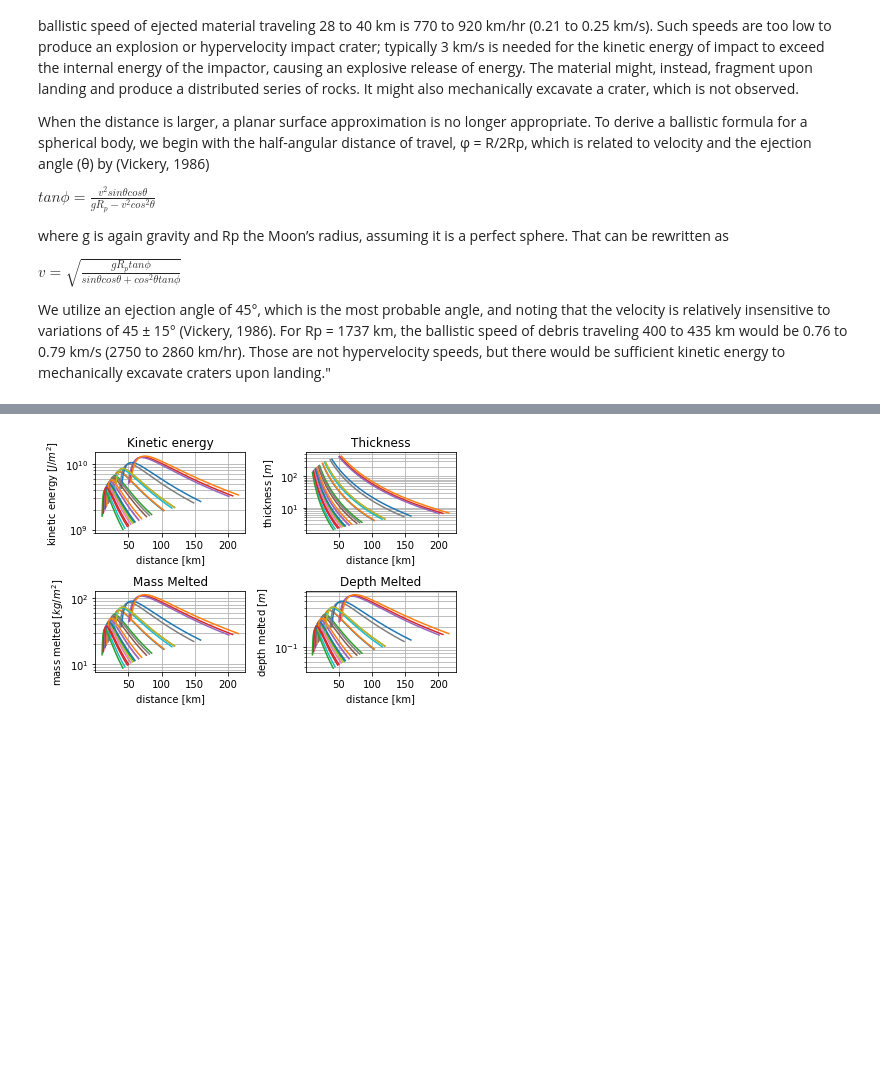
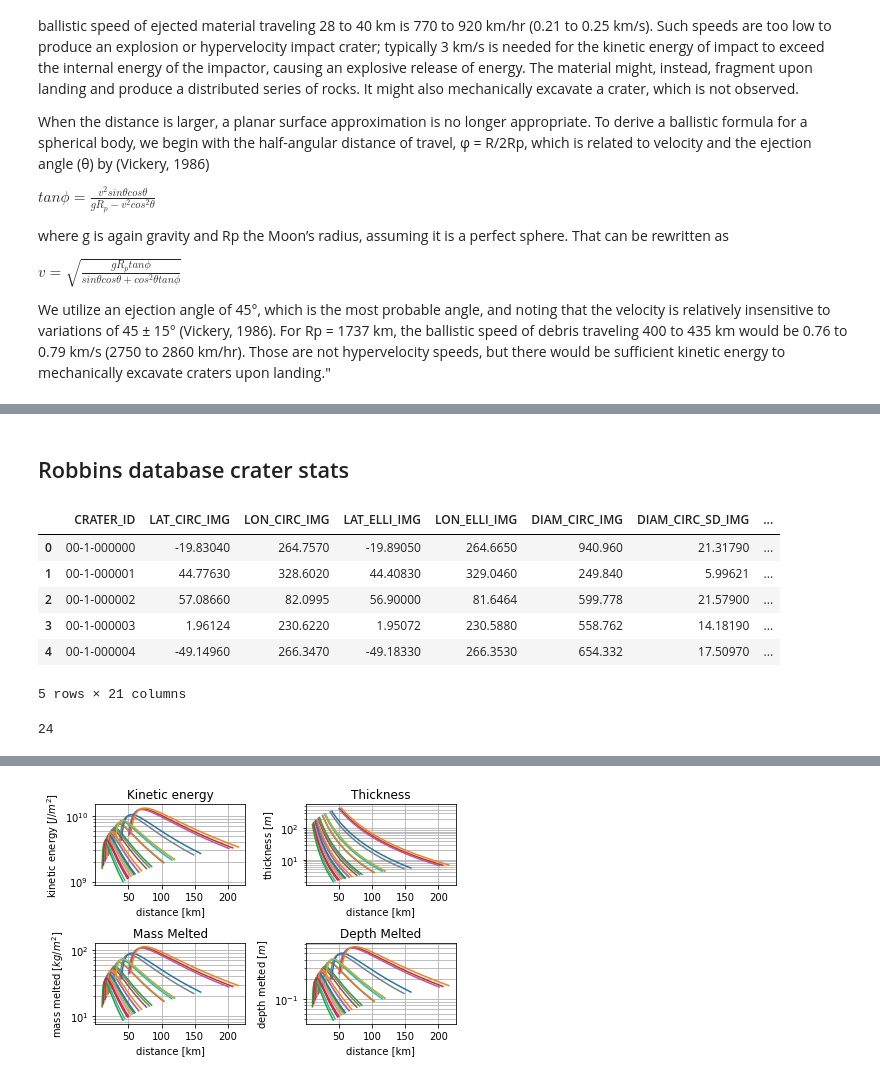
Before and after one commit to cjtu/moonpies, a Jupyter notebook: notebooks/ballistic_kinetic_energy.ipynb, the cells around one changed output, grey strips where cells are left out. Saved outputs shown, nothing was run; the diff lists cells and outputs as text; code cells hidden in the pictures; blank space fills up the shorter version.

```diff
--- a/notebooks/ballistic_kinetic_energy.ipynb
+++ b/notebooks/ballistic_kinetic_energy.ipynb
@@ -127,0 +258,17 @@ Ballistic speed at distance 445 km: 2888 km/h
+# %% [markdown]
+## Robbins database crater stats
+# %%
+sdf = pd.read_csv('/home/cjtu/projects/moonpies/data/out/lunar_crater_database_robbins_2018.csv')
+sdf.head()
+# %% [output]
+|  | CRATER_ID | LAT_CIRC_IMG | LON_CIRC_IMG | LAT_ELLI_IMG | LON_ELLI_IMG | DIAM_CIRC_IMG | DIAM_CIRC_SD_IMG | ... |
+| 0 | 00-1-000000 | -19.83040 | 264.7570 | -19.89050 | 264.6650 | 940.960 | 21.31790 | ... |
+| 1 | 00-1-000001 | 44.77630 | 328.6020 | 44.40830 | 329.0460 | 249.840 | 5.99621 | ... |
+| 2 | 00-1-000002 | 57.08660 | 82.0995 | 56.90000 | 81.6464 | 599.778 | 21.57900 | ... |
+| 3 | 00-1-000003 | 1.96124 | 230.6220 | 1.95072 | 230.5880 | 558.762 | 14.18190 | ... |
+| 4 | 00-1-000004 | -49.14960 | 266.3470 | -49.18330 | 266.3530 | 654.332 | 17.50970 | ... |
+5 rows × 21 columns
+# %%
+print(len(cdf))
+# %% [output]
+24
```
Also changed, not shown: parts of 9 cells of this notebook, 5 other files.
